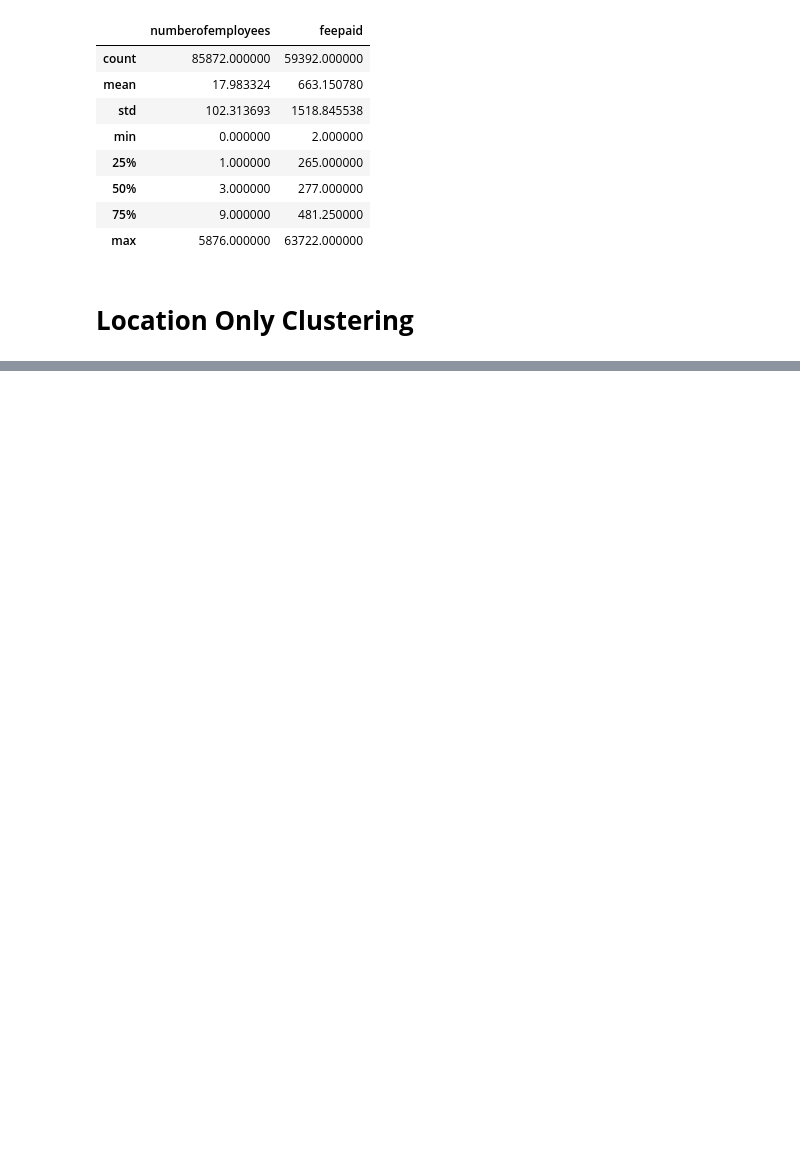
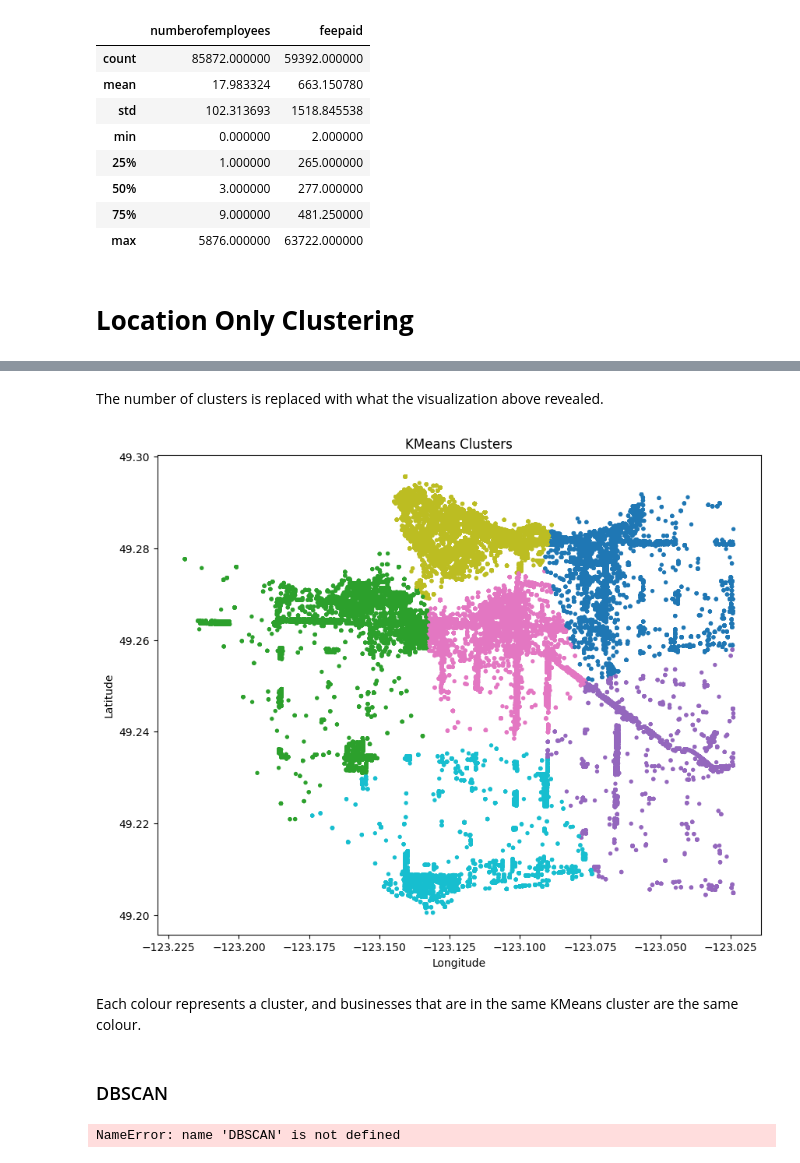
Before and after one commit to zlwym/Assignment03, a Jupyter notebook: iat461_a3_zoemann_301452821.ipynb, the cells around one changed output, grey strips where cells are left out. Cells and saved outputs as stored; diff of their text form; code cells hidden in the pictures; blank space fills up the shorter version.

```diff
--- a/iat461_a3_zoemann_301452821.ipynb
+++ b/iat461_a3_zoemann_301452821.ipynb
@@ -308,0 +358,41 @@ issued.describe()
+# %%
+kmeans = KMeans(
+    n_clusters = 6,
+    random_state = 42,
+    n_init = 10
+)
+
+issued["kmeans_cluster"] = kmeans.fit_predict(X_scaled)
+# %% [markdown]
+The number of clusters is replaced with what the visualization above revealed.
+# %%
+plt.figure(figsize = (10, 8))
+
+plt.scatter(
+    issued["longitude"],
+    issued["latitude"],
+    c = issued["kmeans_cluster"],
+    cmap = "tab10",
+    s = 8
+)
+
+plt.title("KMeans Clusters")
+plt.xlabel("Longitude")
+plt.ylabel("Latitude")
+
+plt.show()
+# %% [output]
+[figure, added]
+# %% [markdown]
+Each colour represents a cluster, and businesses that are in the same KMeans cluster are the same colour.
+# %% [markdown]
+### DBSCAN
+# %%
+dbscan = DBSCAN(
+    eps = 0.8,
+    min_samples = 20
+)
+
+issued["dbscan_cluster"] = dbscan.fit_predict(X_scaled)
+# %% [output]
+NameError: name 'DBSCAN' is not defined
```
Also changed, not shown: parts of 13 cells of this notebook.
